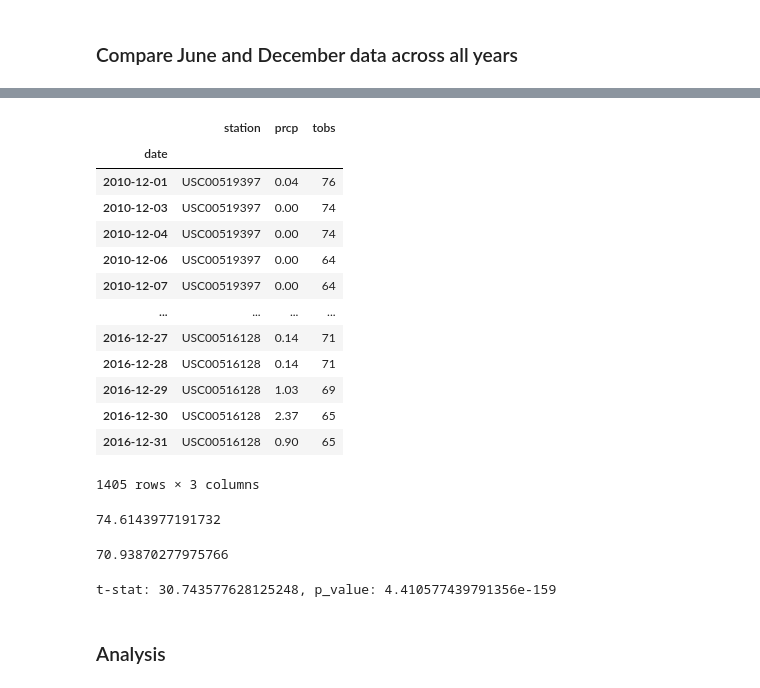
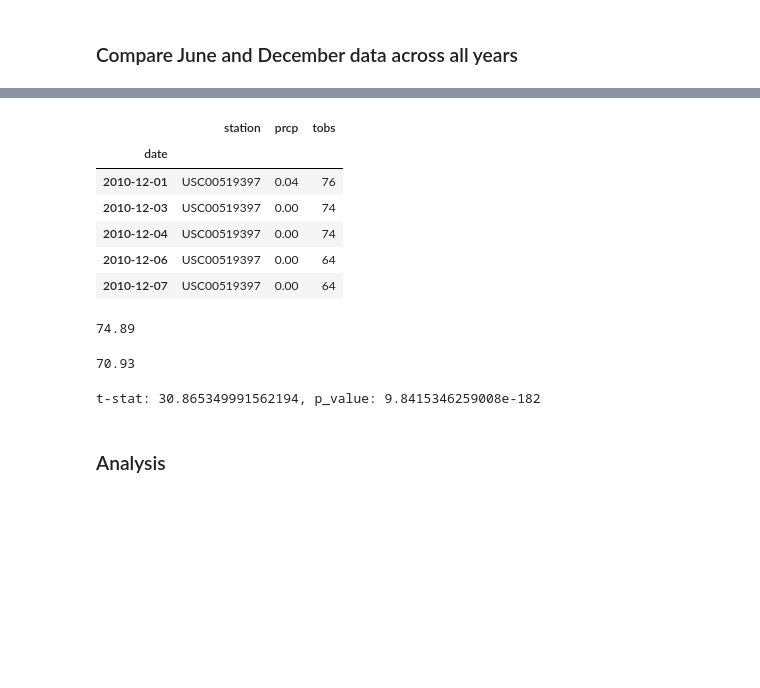
Before and after one commit to kmspitzer/Hawaii-Weather-Station-Analysis, a Jupyter notebook: temp_analysis_bonus_1.ipynb, the cells around one changed output, grey strips where cells are left out. Cells and saved outputs as stored; diff of their text form; code cells hidden in the pictures; blank space fills up the shorter version.

```diff
--- a/temp_analysis_bonus_1.ipynb
+++ b/temp_analysis_bonus_1.ipynb
@@ -132,19 +129,13 @@ june_df
-# %%
-dec_df = new_df[new_df.index.month == 12]
-dec_df
-# %% [output]
-|  | station | prcp | tobs |
-| date |  |  |  |
-| 2010-12-01 | USC00519397 | 0.04 | 76 |
-| 2010-12-03 | USC00519397 | 0.00 | 74 |
-| 2010-12-04 | USC00519397 | 0.00 | 74 |
-| 2010-12-06 | USC00519397 | 0.00 | 64 |
-| 2010-12-07 | USC00519397 | 0.00 | 64 |
-| ... | ... | ... | ... |
-| 2016-12-27 | USC00516128 | 0.14 | 71 |
-| 2016-12-28 | USC00516128 | 0.14 | 71 |
-| 2016-12-29 | USC00516128 | 1.03 | 69 |
-| 2016-12-30 | USC00516128 | 2.37 | 65 |
-| 2016-12-31 | USC00516128 | 0.90 | 65 |
-1405 rows × 3 columns
+# %%
+# Filter data for december and display a sample
+dec_df = clean_df[clean_df.index.month == 12]
+dec_df.head()
+# %% [output]
+|  | station | prcp | tobs |
+| date |  |  |  |
+| 2010-12-01 | USC00519397 | 0.04 | 76 |
+| 2010-12-03 | USC00519397 | 0.00 | 74 |
+| 2010-12-04 | USC00519397 | 0.00 | 74 |
+| 2010-12-06 | USC00519397 | 0.00 | 64 |
+| 2010-12-07 | USC00519397 | 0.00 | 64 |
 # %%
@@ -162,18 +145,18 @@ while len(june_temps) != len(dec_temps):
 # %%
 # Identify the average temperature for June
-mean(june_temps)
+print(round(mean(june_temps), 2))
 # %% [output]
-74.6143977191732
+74.89
 # %%
 # Identify the average temperature for December
-mean(dec_temps)
+print(round(mean(dec_temps), 2))
 # %% [output]
-70.93870277975766
+70.93
 # %%
 # Run paired t-test
-t_val, p_val = stats.ttest_rel(june_temps, dec_temps)
+t_val, p_val = stats.ttest_ind(june_temps, dec_temps)
 print(f"t-stat: {t_val}, p_value: {p_val}")
 # %% [output]
-t-stat: 30.743577628125248, p_value: 4.410577439791356e-159
+t-stat: 30.865349991562194, p_value: 9.8415346259008e-182
 # %% [markdown]
 ### Analysis
```
Also changed, not shown: parts of 18 cells of this notebook, 5 other files.
